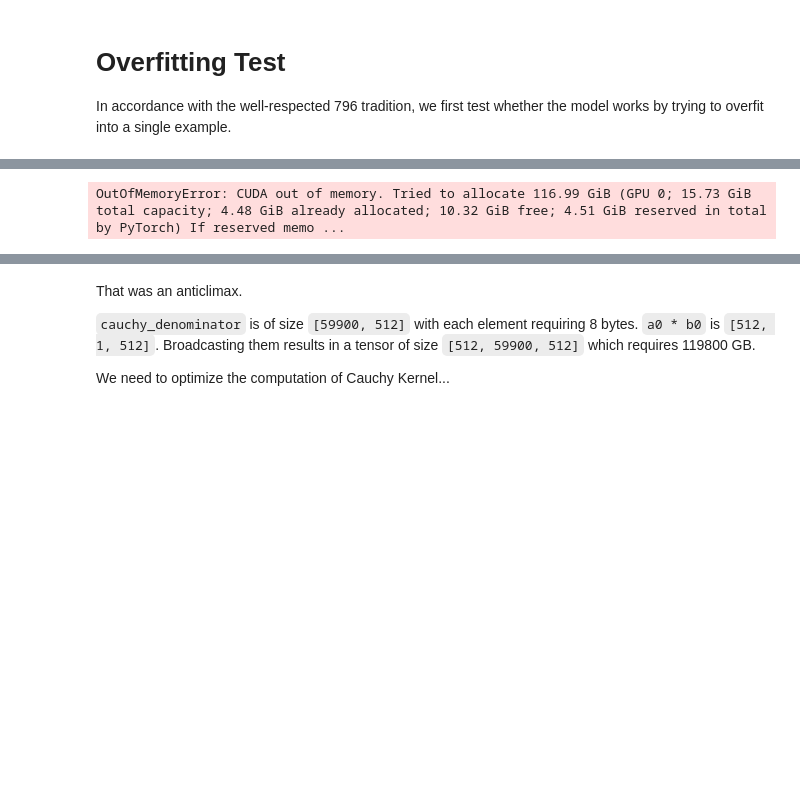
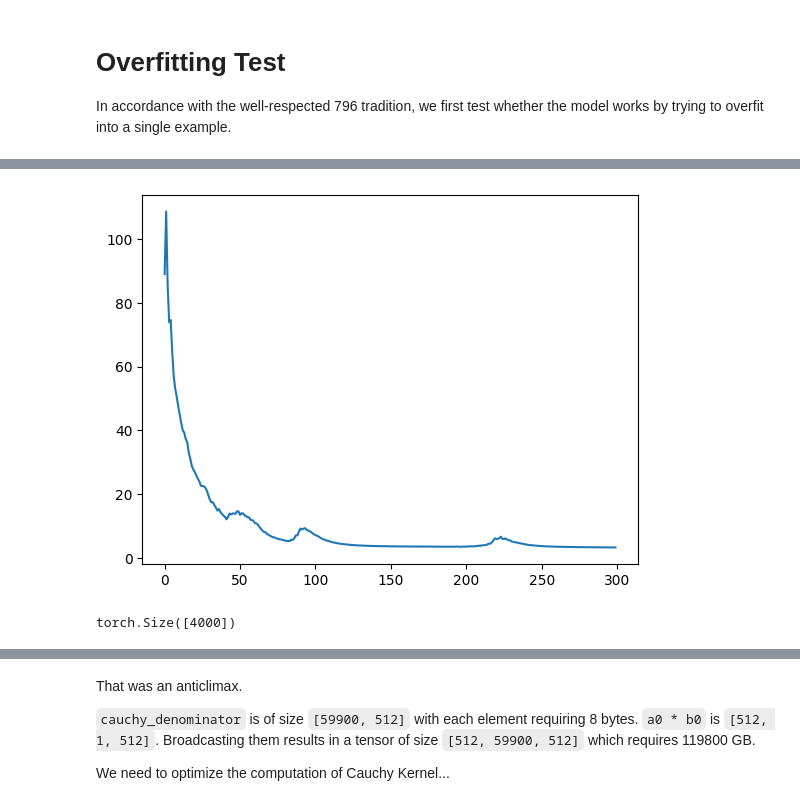
Before and after one commit to necrashter/SaShiMi-796, a Jupyter notebook: SaShiMi.ipynb, the cells around one changed output, grey strips where cells are left out. Drawn from its saved outputs; the diff is of its cells as text; code cells hidden in the pictures; blank space fills up the shorter version.

```diff
--- a/SaShiMi.ipynb
+++ b/SaShiMi.ipynb
@@ -175,6 +179,9 @@ class UpPool(nn.Module):
         )
 
     def forward(self, x):
+        # Use shifting
+        pad = torch.zeros(x.size(dim=0), 1, x.size(dim=2), device=x.device)
+        x = torch.cat([pad, x[:, 1:, :]], dim=1)
         y = self.linear(x)
         T = y.size(dim=-2)
         H = y.size(dim=-1)
@@ -231,8 +238,6 @@ model = SaShiMi(
     hidden_dim=128,
     output_dim=256,
     state_dim=512,
-    sequence_length=youtube_mix_transform.sequence_length,
+    sequence_length=4000,
     block_count=2,
 ).to(device)
-
-overfit_dataset = [train_dataset[0]]
@@ -238,0 +253,5 @@ overfit_dataset = [train_dataset[0]]
+# %%
+x, y = train_dataset[0]
+x = x[start:start+4000].view(1, -1, 1)
+y = y[start:start+4000].view(1, -1)
+overfit_dataset = [(x, y)]
@@ -242,21 +264,22 @@ optimizer = torch.optim.Adam(model.parameters(), lr=0.001)
 criterion = torch.nn.CrossEntropyLoss()
 losses = []
 # %%
-for epoch in tqdm(range(50), leave=False):
+model.train()
+for epoch in tqdm(range(150), leave=False):
     train_loss = 0.0
     for x, y in overfit_dataset:
-        y_hat = model(x.view(-1, 1))
-        loss = criterion(y_hat, y)
+        y_hat = model(x)
+        loss = criterion(y_hat.view(-1, 256), y.view(-1))
 
         loss_val = loss.detach().cpu().item()
-        train_loss += loss_val / len(dataloader)
+        train_loss += loss_val
         losses.append(loss_val)
 
         optimizer.zero_grad()
         loss.backward()
         optimizer.step()
 
 plt.plot(losses)
 plt.show()
 # %% [output]
-OutOfMemoryError: CUDA out of memory. Tried to allocate 116.99 GiB (GPU 0; 15.73 GiB total capacity; 4.48 GiB already allocated; 10.32 GiB free; 4.51 GiB reserved in total by PyTorch) If reserved memo ...
+[figure, added]
@@ -262,0 +292,4 @@ OutOfMemoryError: CUDA out of memory. Tried to allocate 116.99 GiB (GPU 0; 15.73
+# %%
+sample.size()
+# %% [output]
+torch.Size([4000])
```
Also changed, not shown: parts of 20 cells of this notebook, 1 other file.
